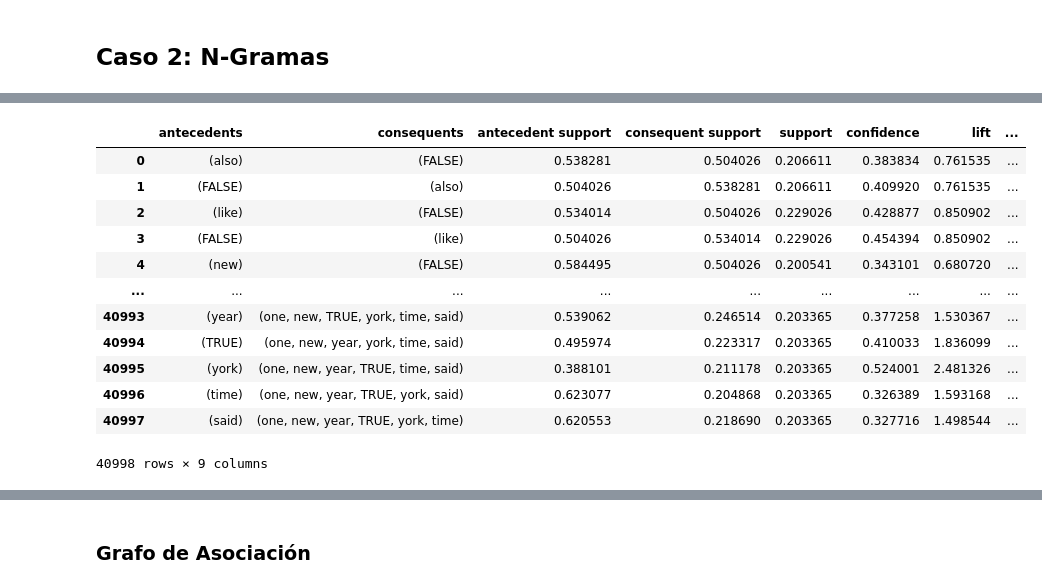
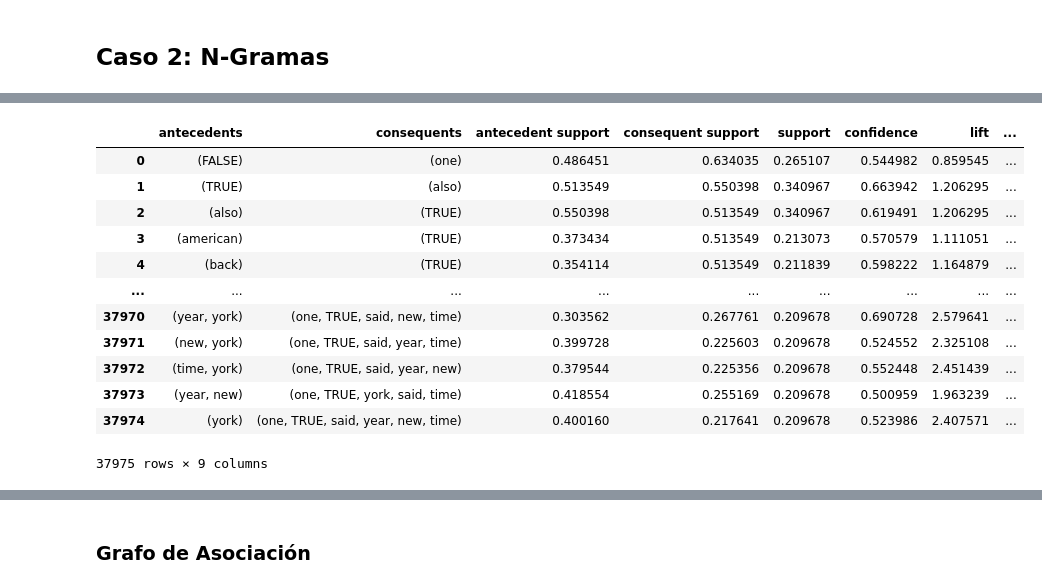
Before and after one commit to jose-jac/TFG, a Jupyter notebook: code/bayesian_network.ipynb, the cells around one changed output, grey strips where cells are left out. Drawn from its saved outputs; the diff is of its cells as text; code cells hidden in the pictures.

```diff
--- a/code/bayesian_network.ipynb
+++ b/code/bayesian_network.ipynb
@@ -133,0 +296,28 @@ reglas_V1.sort_values(by=['leverage'], ascending=False).head(20)
+# %%
+reglasn1_formateadas = []
+for index, regla in reglasn1.iterrows():
+	antecedentes = list(regla['antecedents'])
+	consecuente = list(regla['consequents'])[0]
+	confianza = regla['confidence']
+	soporte = regla['support']
+	reglasn1_formateadas.append((antecedentes, consecuente, confianza, soporte))
+# %%
+reglas_maximales = []
+
+for regla in reglasn1_formateadas:
+    antecedentes = regla[0]
+    consecuente = regla[1]
+    confianza = regla[2]
+    soporte = regla[3]
+    es_maximal = True
+    for regla2 in reglasn1_formateadas:
+        antecedentes_comparacion = regla2[0]
+        consecuente_comparacion = regla2[1]
+        if (consecuente == consecuente_comparacion and set(antecedentes).issubset(set(antecedentes_comparacion)) and set(antecedentes) != set(antecedentes_comparacion)):
+            es_maximal = False
+            break
+
+    if es_maximal:
+        reglas_maximales.append((antecedentes, consecuente, confianza, soporte))
+
+print(reglas_maximales)
@@ -133,0 +326,4 @@ reglas_V1.sort_values(by=['leverage'], ascending=False).head(20)
+# %%
+# Cogemos las reglas con más confianza de reglas_maximales
+reglas_maximales.sort(key=lambda x: x[2], reverse=True)
+reglas_maximales_ordenadas = reglas_maximales[:100]
@@ -152,6 +478,10 @@ df_test_ngramas['ngrams'] = df_test_ngramas['text'].apply(lambda x: get_ngrams(x
 # Descartamos los ngramas que incluyan las palabras 'TRUE' o 'FALSE'
 df_train_ngramas['ngrams'] = df_train_ngramas['ngrams'].apply(lambda x: [ngram for ngram in x if 'TRUE' not in ngram and 'FALSE' not in ngram])
 df_test_ngramas['ngrams'] = df_test_ngramas['ngrams'].apply(lambda x: [ngram for ngram in x if 'TRUE' not in ngram and 'FALSE' not in ngram])
+# %%
+# Convertimos cada conjunto de ngramas de una noticia en un set
+df_train_ngramas['ngrams'] = df_train_ngramas['ngrams'].apply(lambda x: set(x))
+df_test_ngramas['ngrams'] = df_test_ngramas['ngrams'].apply(lambda x: set(x))
 # %%
 # Creamos un set con todos los ngramas de train
 ngramas = []
@@ -286,21 +616,21 @@ Processing 154 combinations | Sampling itemset size 765
 # %%
 # Reglas de asociación
-reglas = association_rules(freq_itemsets, metric="confidence", min_threshold=0.2)
+reglas = association_rules(freq_itemsets, metric="confidence", min_threshold=0.5)
 reglas
 # %% [output]
 |  | antecedents | consequents | antecedent support | consequent support | support | confidence | lift | ... |
-| 0 | (also) | (FALSE) | 0.538281 | 0.504026 | 0.206611 | 0.383834 | 0.761535 | ... |
-| 1 | (FALSE) | (also) | 0.504026 | 0.538281 | 0.206611 | 0.409920 | 0.761535 | ... |
-| 2 | (like) | (FALSE) | 0.534014 | 0.504026 | 0.229026 | 0.428877 | 0.850902 | ... |
-| 3 | (FALSE) | (like) | 0.504026 | 0.534014 | 0.229026 | 0.454394 | 0.850902 | ... |
-| 4 | (new) | (FALSE) | 0.584495 | 0.504026 | 0.200541 | 0.343101 | 0.680720 | ... |
+| 0 | (FALSE) | (one) | 0.486451 | 0.634035 | 0.265107 | 0.544982 | 0.859545 | ... |
+| 1 | (TRUE) | (also) | 0.513549 | 0.550398 | 0.340967 | 0.663942 | 1.206295 | ... |
+| 2 | (also) | (TRUE) | 0.550398 | 0.513549 | 0.340967 | 0.619491 | 1.206295 | ... |
+| 3 | (american) | (TRUE) | 0.373434 | 0.513549 | 0.213073 | 0.570579 | 1.111051 | ... |
+| 4 | (back) | (TRUE) | 0.354114 | 0.513549 | 0.211839 | 0.598222 | 1.164879 | ... |
 | ... | ... | ... | ... | ... | ... | ... | ... | ... |
-| 40993 | (year) | (one, new, TRUE, york, time, said) | 0.539062 | 0.246514 | 0.203365 | 0.377258 | 1.530367 | ... |
-| 40994 | (TRUE) | (one, new, year, york, time, said) | 0.495974 | 0.223317 | 0.203365 | 0.410033 | 1.836099 | ... |
-| 40995 | (york) | (one, new, year, TRUE, time, said) | 0.388101 | 0.211178 | 0.203365 | 0.524001 | 2.481326 | ... |
-| 40996 | (time) | (one, new, year, TRUE, york, said) | 0.623077 | 0.204868 | 0.203365 | 0.326389 | 1.593168 | ... |
-| 40997 | (said) | (one, new, year, TRUE, york, time) | 0.620553 | 0.218690 | 0.203365 | 0.327716 | 1.498544 | ... |
+| 37970 | (year, york) | (one, TRUE, said, new, time) | 0.303562 | 0.267761 | 0.209678 | 0.690728 | 2.579641 | ... |
+| 37971 | (new, york) | (one, TRUE, said, year, time) | 0.399728 | 0.225603 | 0.209678 | 0.524552 | 2.325108 | ... |
+| 37972 | (time, york) | (one, TRUE, said, year, new) | 0.379544 | 0.225356 | 0.209678 | 0.552448 | 2.451439 | ... |
+| 37973 | (year, new) | (one, TRUE, york, said, time) | 0.418554 | 0.255169 | 0.209678 | 0.500959 | 1.963239 | ... |
+| 37974 | (york) | (one, TRUE, said, year, new, time) | 0.400160 | 0.217641 | 0.209678 | 0.523986 | 2.407571 | ... |
-40998 rows × 9 columns
+37975 rows × 9 columns
 # %%
 # Escogemos las reglas que contienen un elemento en el antecedente y otro en el consecuente
 reglas_unigramas = reglas[(reglas['antecedents'].apply(lambda x: len(x) == 1)) & (reglas['consequents'].apply(lambda x: len(x) == 1))]
```
Also changed, not shown: parts of 48 cells of this notebook, 18 other files.
